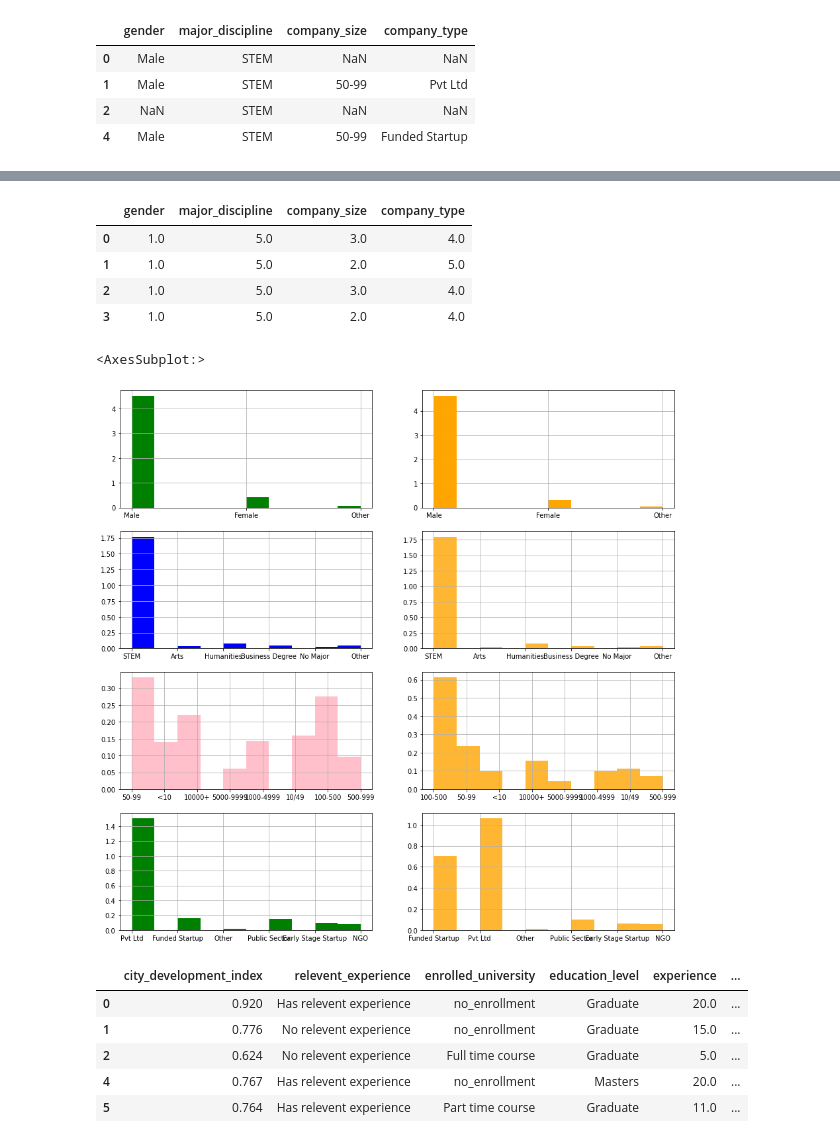
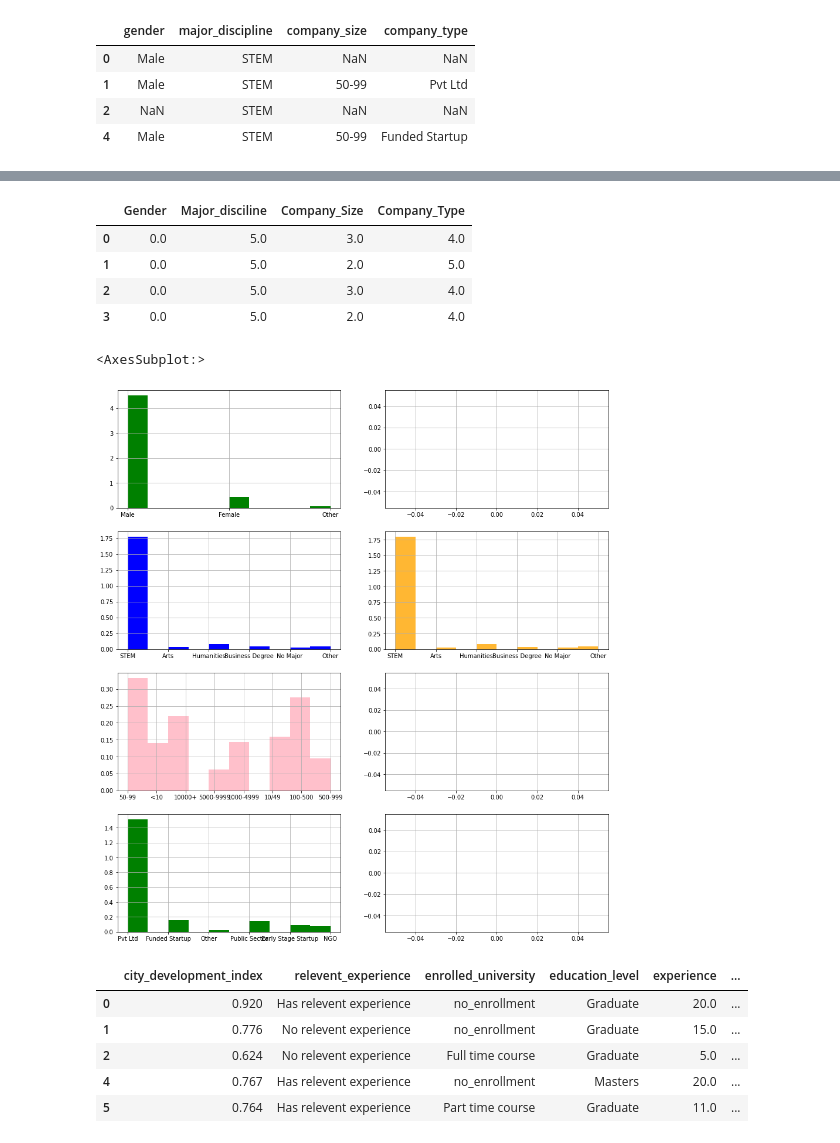
Before and after one commit to yuvraaj2002/Old_projects, a Jupyter notebook: DS job and salary prediction/DS_job_prediction.ipynb, the cells around one changed output, grey strips where cells are left out. Cells and saved outputs as stored; diff of their text form; code cells hidden in the pictures.

```diff
--- a/DS job and salary prediction/DS_job_prediction.ipynb
+++ b/DS job and salary prediction/DS_job_prediction.ipynb
@@ -228,7 +221,7 @@ memory usage: 671.2+ KB
     features by treating them as ordinal categorical data even though the features are nominal and we need to do this for implmenting
     MICE because with OHE the dataset will become sparse.
 """
-map_gender = {'Male':1,'Female':2,'Other':3}
+map_gender = {'Male':0,'Female':1,'Other':2}
 map_disciline = {'STEM':5,'Humanities':4,'Other':3,'Business Degree':2,'Arts':1,'No Major':0}
 map_comp_size = {'<10':0,'10/49':1,'50-99':2,'100-500':3,'500-999':4,'1000-4999':5,'5000-9999':6,'10000+':7 }
 map_comp_type = {'Other':0,'NGO':1,'Early Stage Startup':2,'Public Sector':3,'Funded Startup':4,'Pvt Ltd':5}
@@ -263,43 +256,43 @@ check2 = imp.fit_transform(check2)
 [IterativeImputer] Early stopping criterion reached.
 # %%
-check2 = pd.DataFrame(check2,columns = ['gender','major_discipline','company_size','company_type'])
+check2 = pd.DataFrame(check2,columns = ['Gender','Major_disciline','Company_Size','Company_Type'])
 check2 = round(check2)
 check2.head(4)
 # %% [output]
-|  | gender | major_discipline | company_size | company_type |
-| 0 | 1.0 | 5.0 | 3.0 | 4.0 |
-| 1 | 1.0 | 5.0 | 2.0 | 5.0 |
-| 2 | 1.0 | 5.0 | 3.0 | 4.0 |
-| 3 | 1.0 | 5.0 | 2.0 | 4.0 |
+|  | Gender | Major_disciline | Company_Size | Company_Type |
+| 0 | 0.0 | 5.0 | 3.0 | 4.0 |
+| 1 | 0.0 | 5.0 | 2.0 | 5.0 |
+| 2 | 0.0 | 5.0 | 3.0 | 4.0 |
+| 3 | 0.0 | 5.0 | 2.0 | 4.0 |
 # %%
 # Now after imputing let's change the values back to category for the analysis
-map_gender = {1.0:'Male',2.0:'Female',3.0:'Other'}
+map_gender = {0.0:'Male',1.0:'Female',2.0:'Other'}
 map_disciline = {5.0:'STEM',4.0:'Humanities',3.0:'Other',2.0:'Business Degree',1.0:'Arts',0.0:'No Major'}
 map_comp_size = {0.0:'<10',1.0:'10/49',2.0:'50-99',3.0:'100-500',4.0:'500-999',5.0:'1000-4999',6.0:'5000-9999',7.0:'10000+' }
 map_comp_type = {0.0:'Other',1.0:'NGO',2.0:'Early Stage Startup',3.0:'Public Sector',4.0:'Funded Startup',5.0:'Pvt Ltd'}
 
-check2['gender'] = check2['gender'].map(map_gender)
-check2['major_discipline'] = check2['major_discipline'].map(map_disciline)
-check2['company_size'] = check2['company_size'].map(map_comp_size)
-check2['company_type'] = check2['company_type'].map(map_comp_type)
+check2['Gender'] = check2['Gender'].map(map_gender)
+check2['Major_disciline'] = check2['Major_disciline'].map(map_disciline)
+check2['Company_Size'] = check2['Company_Size'].map(map_comp_size)
+check2['Company_Type'] = check2['Company_Type'].map(map_comp_type)
 # %%
 # Let's check the distribution before and after the imputation
-fig,ax = plt.subplots(4,2 ,figsize=(15, 15))
+fig,ax = plt.subplots(4,2 ,figsize=(15, 17))
 
 df['gender'].hist(ax=ax[0][0], density=True, color='green')
-check2['gender'].hist(ax=ax[0][1], color='orange', density=True)
+check2['Gender'].hist(ax=ax[0][1], color='orange', density=True)
 
 df['major_discipline'].hist(ax=ax[1][0], density=True, color='blue')
-check2['major_discipline'].hist(ax=ax[1][1], color='orange', density=True, alpha=0.8)
+check2['Major_disciline'].hist(ax=ax[1][1], color='orange', density=True, alpha=0.8)
 
 df['company_size'].hist(ax=ax[2][0], density=True, color='pink')
-check2['company_size'].hist(ax=ax[2][1], color='orange', density=True, alpha=0.8)
+check2['Company_Size'].hist(ax=ax[2][1], color='orange', density=True, alpha=0.8)
 
 df['company_type'].hist(ax=ax[3][0], density=True, color='green')
-check2['company_type'].hist(ax=ax[3][1], color='orange', density=True, alpha=0.8)
+check2['Company_Type'].hist(ax=ax[3][1], color='orange', density=True, alpha=0.8)
 # %% [output]
 <AxesSubplot:>
-[figure, old version]
+[figure, new version]
 # %%
 check2.columns = ['Gender','Major_disciline','Company_Size','Company_Type']
 df = pd.concat([df,check2],axis=1)
```
Also changed, not shown: parts of 5 cells of this notebook.
